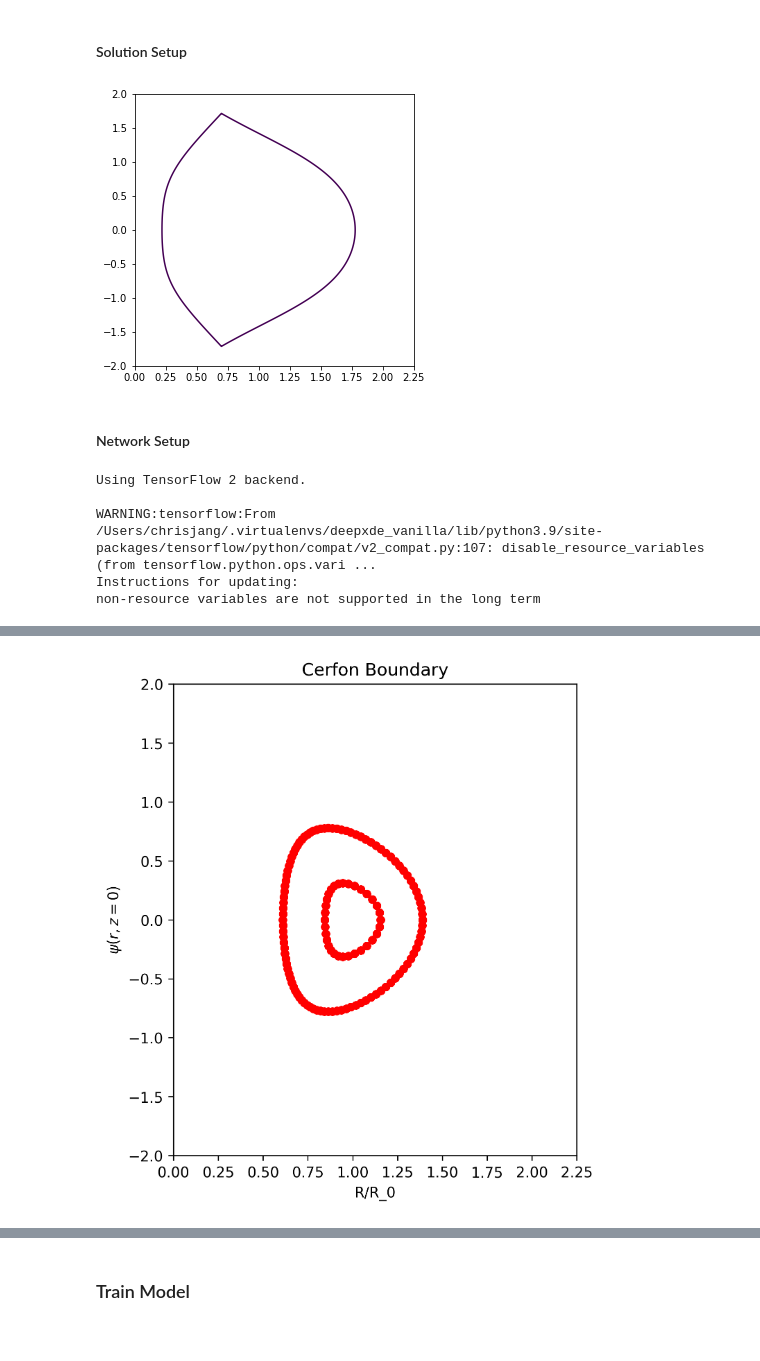
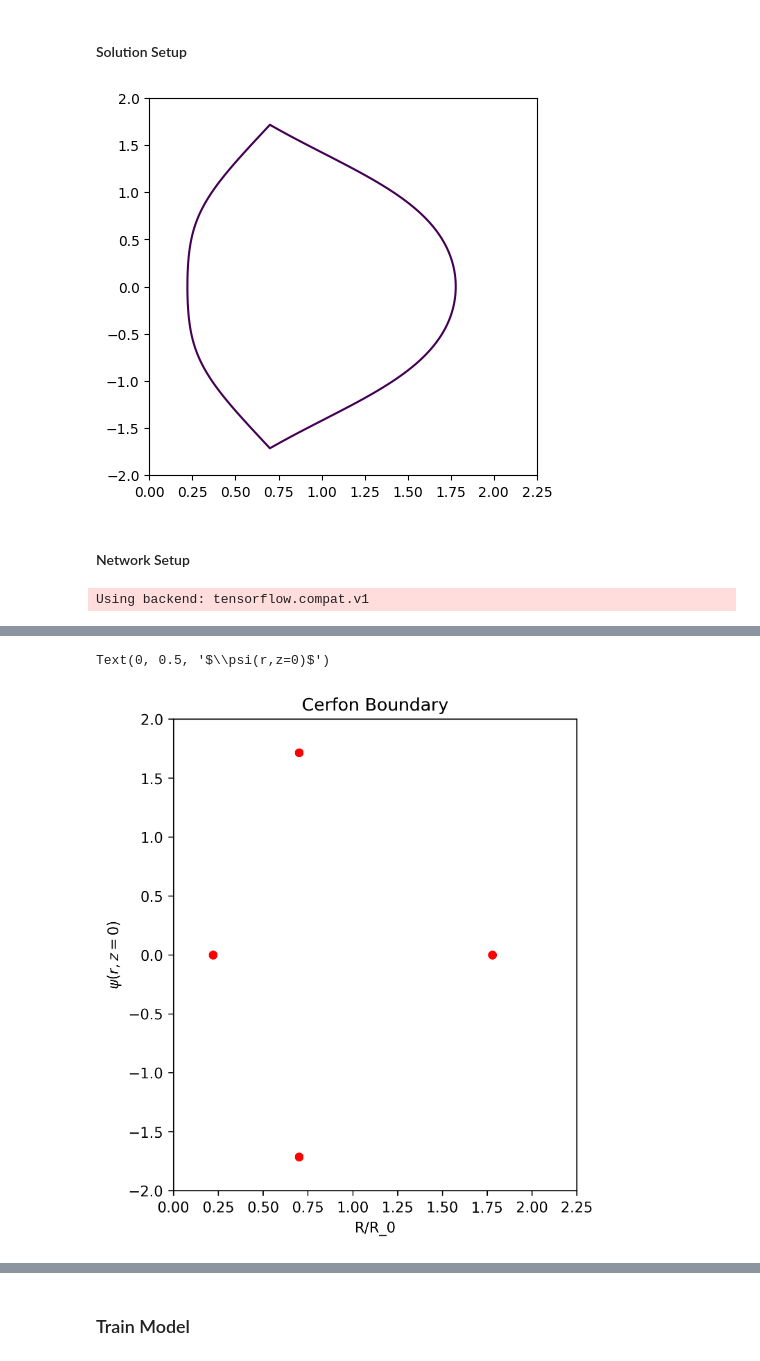
Before and after one commit to akaptano/deepxde_copy, a Jupyter notebook: gs-2d-surrogate/doublenull_visual.ipynb, the cells around one changed output, grey strips where cells are left out. Drawn from its saved outputs; the diff is of its cells as text; code cells hidden in the pictures.

```diff
--- a/gs-2d-surrogate/doublenull_visual.ipynb
+++ b/gs-2d-surrogate/doublenull_visual.ipynb
@@ -15,7 +15,9 @@ import numpy as np
 from matplotlib import pyplot as plt
 from utils.gs_solovev_sol import GS_Linear
 # tokamak = GS_Linear(A=-0.155, eps= 2/6.2, kappa=1.6, delta=0.4)
-NSTX = GS_Linear(A=0.0, eps = 0.67/0.86,kappa = 2.0,delta = 0.35,divertor=2)
+NSTX = GS_Linear(eps = 0.67/0.86,kappa = 2.0,delta = 0.35,divertor=2)
+NSTX.get_BCs(A=0.0)
+NSTX.solve_coefficients()
 # %%
 # make mesh
 nx = 501
@@ -45,7 +47,7 @@ c = ax.contour(x, y, psi_true, [0])
 ax.axis(xmin=PLOT_PARAM["xmin"],xmax=PLOT_PARAM["xmax"],ymin=PLOT_PARAM["ymin"], ymax=PLOT_PARAM["ymax"])
 v = c.collections[0].get_paths()[0].vertices
 # %% [output]
-[figure, old version]
+[figure, new version]
 # %% [markdown]
 #### Network Setup
 # %%
@@ -124,10 +126,6 @@ x = v
 u = np.zeros(len(x)).reshape(len(x), 1)
 
 n_test = 101
-x_test_01,u_test_01 = gen_traindata(n_test,0.5)
-x_test_02,u_test_02 = gen_traindata(33, 0.2)
-x_test = np.concatenate((x_test_01,x_test_02))
-u_test = np.concatenate((u_test_01,u_test_02))
 
 # specify psi, psi_r, psi_z, psi_rr, psi_zz at four locations
 
@@ -173,8 +171,7 @@ data = dde.data.PDE(
     anchors=observe_x,
     num_domain=1024,
     num_boundary=0,
-    x_test=x_test, # Just test points in the boundary
-    y_test=u_test,
+    num_test=n_test,
     train_distribution="LHS"
 )
 
@@ -184,16 +181,12 @@ model = dde.Model(data, net)
 
 # Plot collocation points for visual check
 fig,ax=plt.subplots(1, figsize=(5,6))
-# ax.scatter(data.train_x_bc[:,0], data.train_x_bc[:,1], s = 25, color='r')
-ax.scatter(x_test[:,0], x_test[:,1], s = 25, color='r')
+ax.scatter(data.train_x_bc[:,0], data.train_x_bc[:,1], s = 25, color='r')
+# ax.scatter(x_test[:,0], x_test[:,1], s = 25, color='r')
 ax.axis(xmin=PLOT_PARAM["xmin"],xmax=PLOT_PARAM["xmax"],ymin=PLOT_PARAM["ymin"], ymax=PLOT_PARAM["ymax"])
 
 ax.set_title('Cerfon Boundary')
 ax.set_xlabel(r'R/R_0')
 ax.set_ylabel(r'$\psi(r,z=0)$')
 # %% [output]
-Using TensorFlow 2 backend.
-
-WARNING:tensorflow:From /Users/chrisjang/.virtualenvs/deepxde_vanilla/lib/python3.9/site-packages/tensorflow/python/compat/v2_compat.py:107: disable_resource_variables (from tensorflow.python.ops.vari ...
-Instructions for updating:
-non-resource variables are not supported in the long term
+Using backend: tensorflow.compat.v1
@@ -201,4 +199,5 @@ Text(0, 0.5, '$\\psi(r,z=0)$')
+Text(0, 0.5, '$\\psi(r,z=0)$')
-[figure, old version]
+[figure, new version]
 # %%
 # Plot collocation points for visual check
 fig,ax=plt.subplots(1, figsize=(5,6))
```
Also changed, not shown: parts of 6 cells of this notebook, 5 other files.
